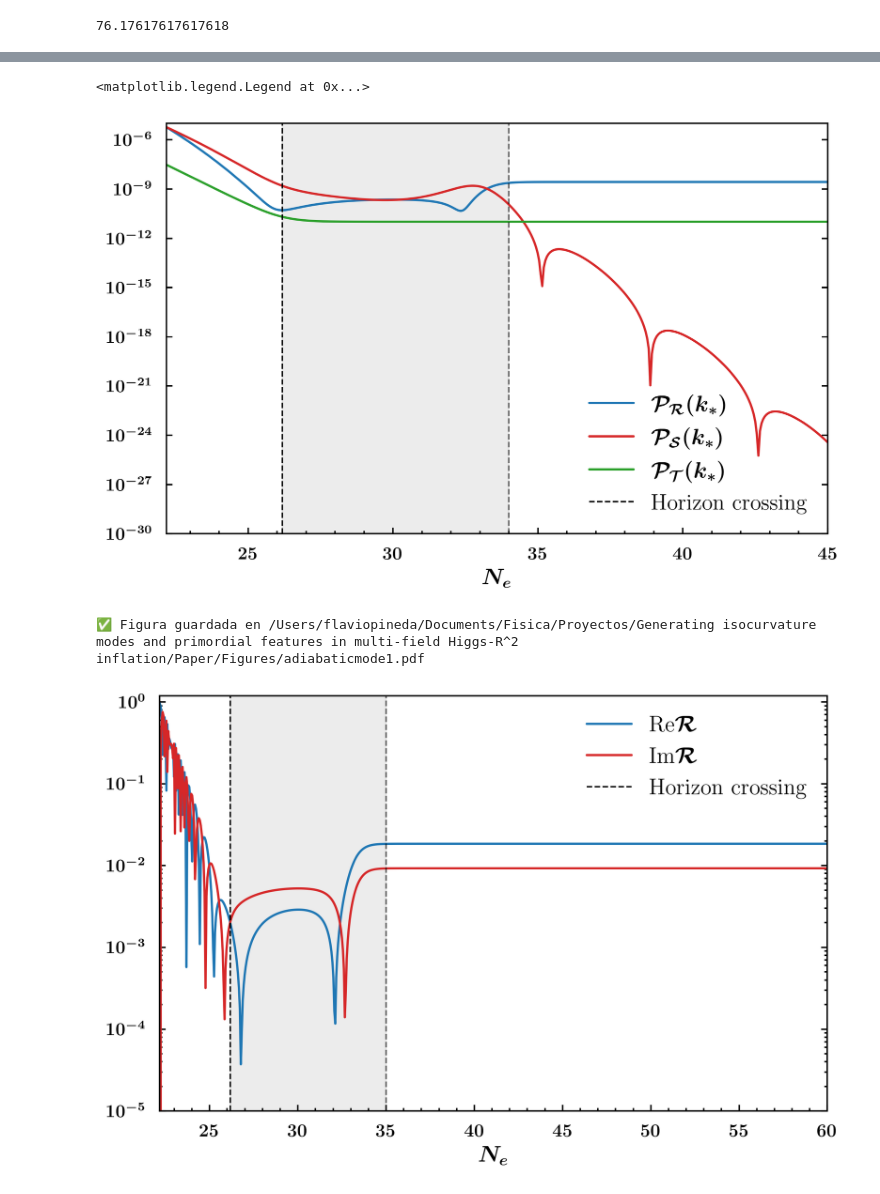
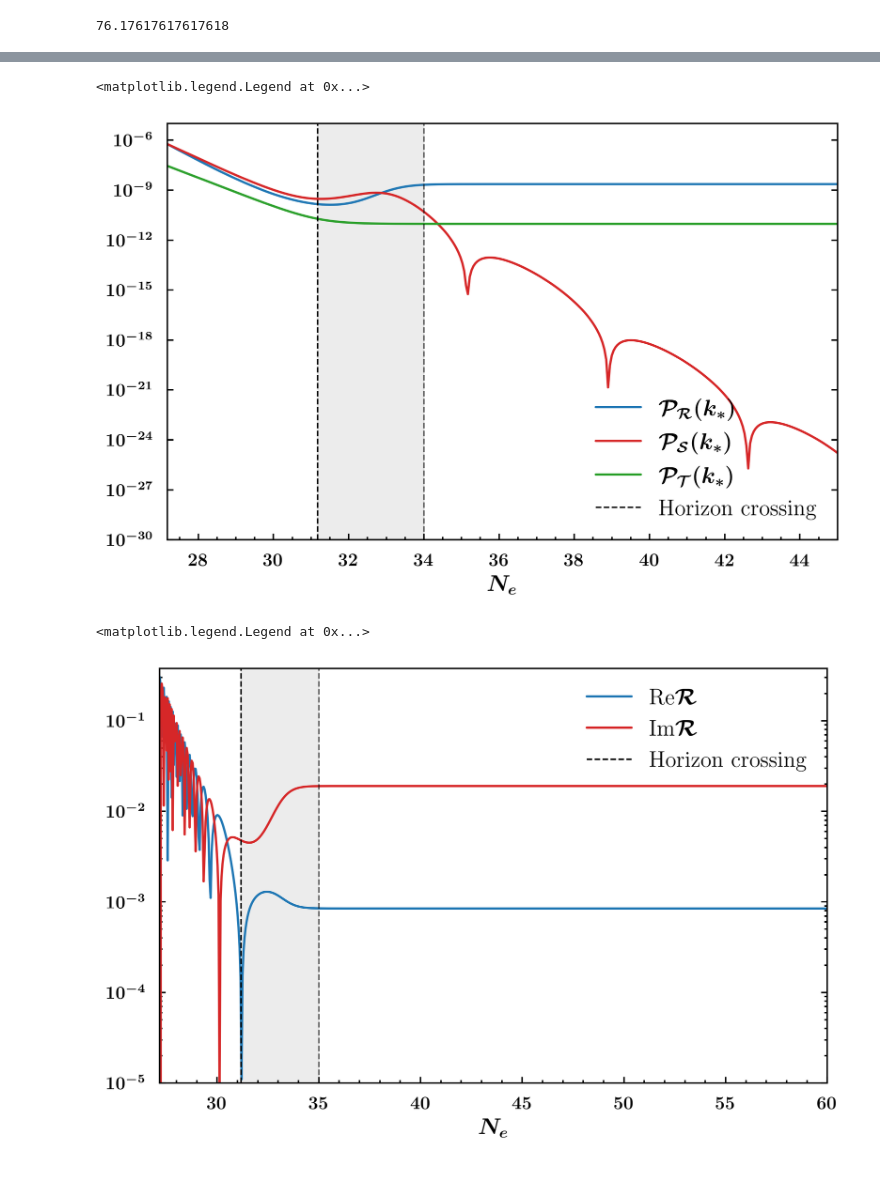
Before and after one commit to fpineda94/Higgs-R-2-inflation, a Jupyter notebook: examples/example1/example1.ipynb, the cells around one changed output, grey strips where cells are left out. Drawn from its saved outputs; the diff is of its cells as text; code cells hidden in the pictures.

```diff
--- a/examples/example1/example1.ipynb
+++ b/examples/example1/example1.ipynb
@@ -78,7 +78,7 @@ Nend
 # plt.legend()
 # #savefig('trajectory_estandar')
 # %%
-pert = Perturbations(potential, bg, N_CMB = 50)
+pert = Perturbations(potential, bg, N_CMB = 45)
 res = pert.compute_power_spectra1(k=0.05)
 print("-" * 30)
 print(f"P_R:       {res['P_R']:.4e}")
@@ -161,32 +161,32 @@ plt.legend(loc = 'lower right')
 #savefig('powerspectrum_efolds1')
 # %% [output]
 <matplotlib.legend.Legend at 0x...>
-[figure, old version]
+[figure, new version]
 # %%
 plt.semilogy(N, abs(R_re), label = r'$\text{Re}\mathcal{R}$')
 plt.semilogy(N, abs(R_im), label = r'$\text{Im}\mathcal{R}$')
 plt.axvline(Npivot[0], linewidth = 1, linestyle = 'dashed', color = 'k', label = 'Horizon crossing')
 plt.axvline(35, linestyle = 'dashed', linewidth= 1, color = 'k', alpha  = 0.6)
 
 Ne_turn_ini = Npivot[0]
 Ne_turn_end = 35
 
 plt.axvspan(
     Ne_turn_ini,
     Ne_turn_end,
     color = 'gray',
     alpha=0.15,
     zorder=0
 )
 plt.xlabel(r"$N_e$")
 plt.ylim(1e-5)
 plt.xlim(pert.N_ini(pert.k_CMB), 60)
 
 plt.legend()
-savefig('adiabaticmode1')
+#savefig('adiabaticmode1')
 # %% [output]
-✅ Figura guardada en /Users/flaviopineda/Documents/Fisica/Proyectos/Generating isocurvature modes and primordial features in multi-field Higgs-R^2 inflation/Paper/Figures/adiabaticmode1.pdf
+<matplotlib.legend.Legend at 0x...>
-[figure, old version]
+[figure, new version]
 # %%
 plt.semilogy(N, abs(Q_re), label = r'$\text{Re}Q_s$')
 plt.semilogy(N, abs(Q_im), label = r'$\text{Im}Q_s$')
```
Also changed, not shown: parts of 7 cells of this notebook, 33 other files.
